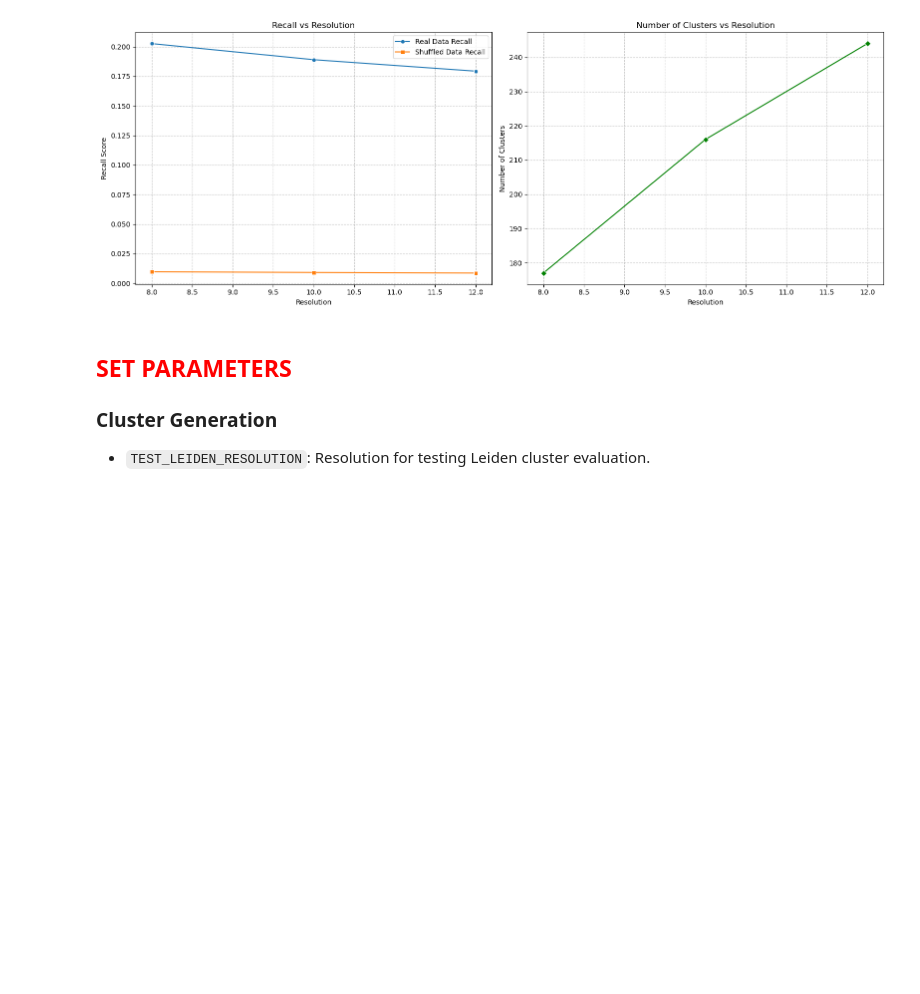
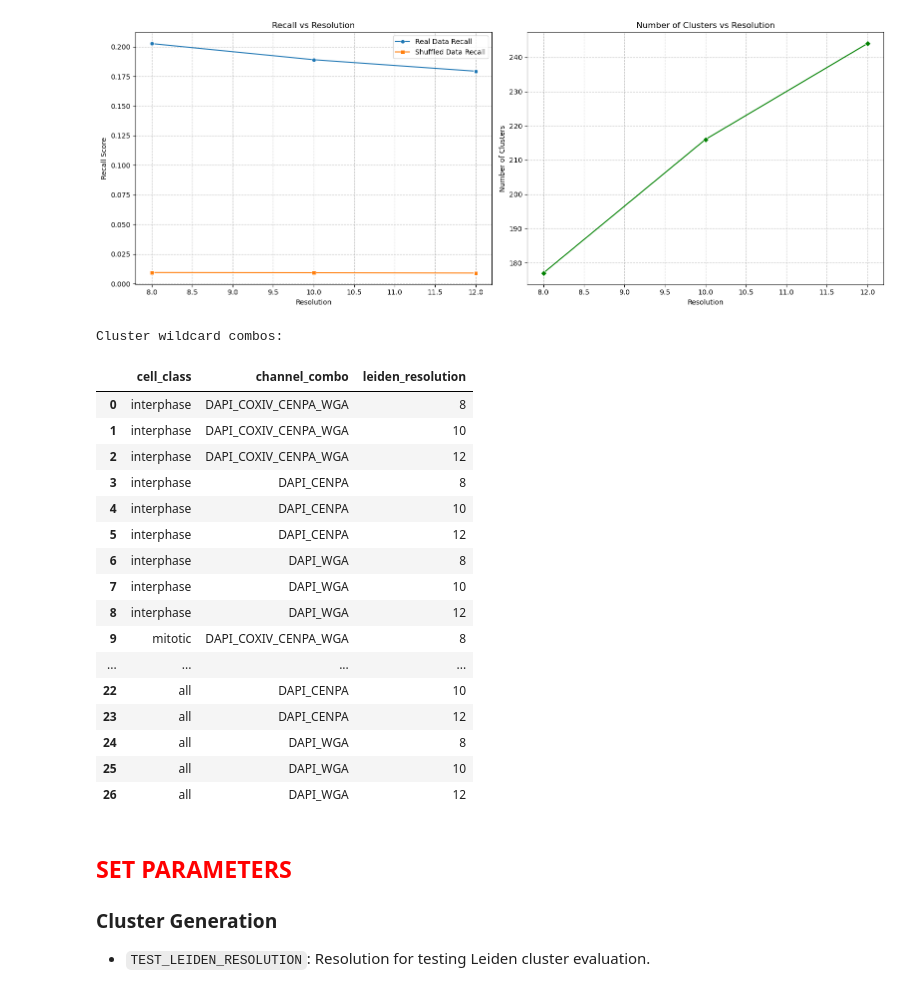
Before and after one commit to cheeseman-lab/brieflow-analysis, a Jupyter notebook: analysis/9.configure_cluster_params.ipynb, the cells around one changed output. Cells and saved outputs as stored; diff of their text form; code cells hidden in the pictures; blank space fills up the shorter version.

```diff
--- a/analysis/9.configure_cluster_params.ipynb
+++ b/analysis/9.configure_cluster_params.ipynb
@@ -192,6 +193,7 @@ PHATE_DISTANCE_METRIC = "cosine"
 LEIDEN_RESOLUTIONS = [8, 10, 12]
 # Can do more clusters for higher plot resolution, but each resolution takes about 1 min
 # LEIDEN_RESOLUTIONS = [1, 2, 5, 10, 20, 50]
+CLUSTER_COMBO_FP = "config/cluster_combo.tsv"
 
 CONTROL_KEY = config["aggregate"]["control_key"]
 # %%
@@ -241,6 +243,39 @@ Creating clusters for resolution: 12
 Number of cluster genes found in group dataset: 3605
 Number of cluster genes found in group dataset: 3605
 [figure]
+# %%
+# Generate aggregate wildcard combos
+AGGREGATE_COMBO_FP = Path(config["aggregate"]["aggregate_combo_fp"])
+aggregate_wildcard_combos = pd.read_csv(AGGREGATE_COMBO_FP, sep="\t")
+
+cluster_wildcard_combos = aggregate_wildcard_combos[["cell_class", "channel_combo"]].drop_duplicates()
+cluster_wildcard_combos["leiden_resolution"] = [LEIDEN_RESOLUTIONS] * len(cluster_wildcard_combos)
+cluster_wildcard_combos = cluster_wildcard_combos.explode("leiden_resolution", ignore_index=True)
+
+# Save aggregate wildcard combos
+cluster_wildcard_combos.to_csv(CLUSTER_COMBO_FP, sep="\t", index=False)
+
+print("Cluster wildcard combos:")
+cluster_wildcard_combos
+# %% [output]
+Cluster wildcard combos:
+|  | cell_class | channel_combo | leiden_resolution |
+| 0 | interphase | DAPI_COXIV_CENPA_WGA | 8 |
+| 1 | interphase | DAPI_COXIV_CENPA_WGA | 10 |
+| 2 | interphase | DAPI_COXIV_CENPA_WGA | 12 |
+| 3 | interphase | DAPI_CENPA | 8 |
+| 4 | interphase | DAPI_CENPA | 10 |
+| 5 | interphase | DAPI_CENPA | 12 |
+| 6 | interphase | DAPI_WGA | 8 |
+| 7 | interphase | DAPI_WGA | 10 |
+| 8 | interphase | DAPI_WGA | 12 |
+| 9 | mitotic | DAPI_COXIV_CENPA_WGA | 8 |
+| ... | ... | ... | ... |
+| 22 | all | DAPI_CENPA | 10 |
+| 23 | all | DAPI_CENPA | 12 |
+| 24 | all | DAPI_WGA | 8 |
+| 25 | all | DAPI_WGA | 10 |
+| 26 | all | DAPI_WGA | 12 |
 # %% [markdown]
 ## <font color='red'>SET PARAMETERS</font>
 
```
Also changed, not shown: parts of 4 cells of this notebook, 3 other files.
